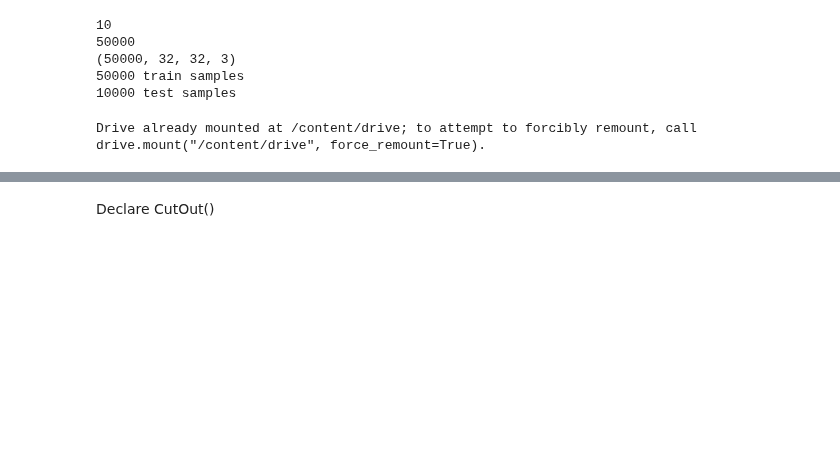
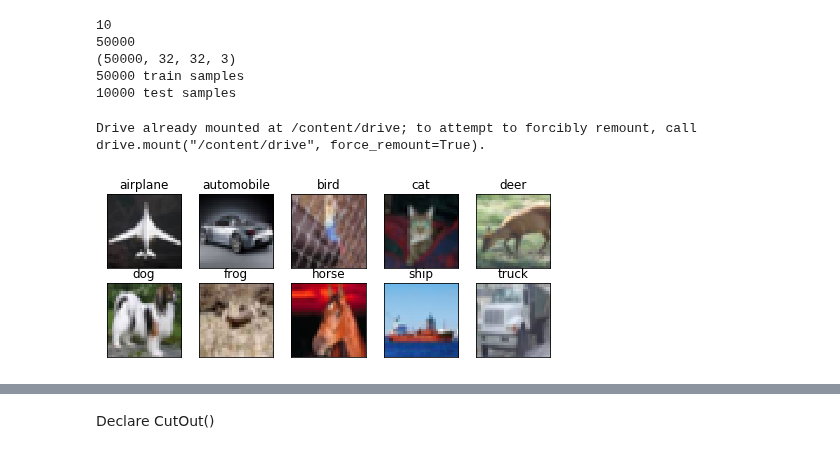
Before and after one commit to jai00271/CNN, a Jupyter notebook: 11. Learning Rate/Assignment11A_CutOut.ipynb, the cells around one changed output, grey strips where cells are left out. Cells and saved outputs as stored; diff of their text form; code cells hidden in the pictures; blank space fills up the shorter version.

```diff
--- a/11. Learning Rate/Assignment11A_CutOut.ipynb
+++ b/11. Learning Rate/Assignment11A_CutOut.ipynb
@@ -54,18 +51,20 @@ drive.mount('/content/drive')
 # %% [output]
 Drive already mounted at /content/drive; to attempt to forcibly remount, call drive.mount("/content/drive", force_remount=True).
 # %%
-# class_names = ['airplane','automobile','bird','cat','deer',
-#                'dog','frog','horse','ship','truck']
-# fig = plt.figure(figsize=(8,3))
-# for i in range(num_classes):
-#     ax = fig.add_subplot(2, 5, 1 + i, xticks=[], yticks=[])
-#     idx = np.where(train_labels[:]==i)[0]
-#     features_idx = train_features[idx,::]
-#     img_num = np.random.randint(features_idx.shape[0])
-#     im = features_idx[img_num]
-#     ax.set_title(class_names[i])
-#     plt.imshow(im)
-# plt.show()
+class_names = ['airplane','automobile','bird','cat','deer',
+               'dog','frog','horse','ship','truck']
+fig = plt.figure(figsize=(8,3))
+for i in range(num_classes):
+    ax = fig.add_subplot(2, 5, 1 + i, xticks=[], yticks=[])
+    idx = np.where(train_labels[:]==i)[0]
+    features_idx = train_features[idx,::]
+    img_num = np.random.randint(features_idx.shape[0])
+    im = features_idx[img_num]
+    ax.set_title(class_names[i])
+    plt.imshow(im)
+plt.show()
+# %% [output]
+[figure, added]
 # %%
 def plot_model_history(model_history):
     fig, axs = plt.subplots(1,2,figsize=(15,5))
```
Also changed, not shown: parts of 27 cells of this notebook.
